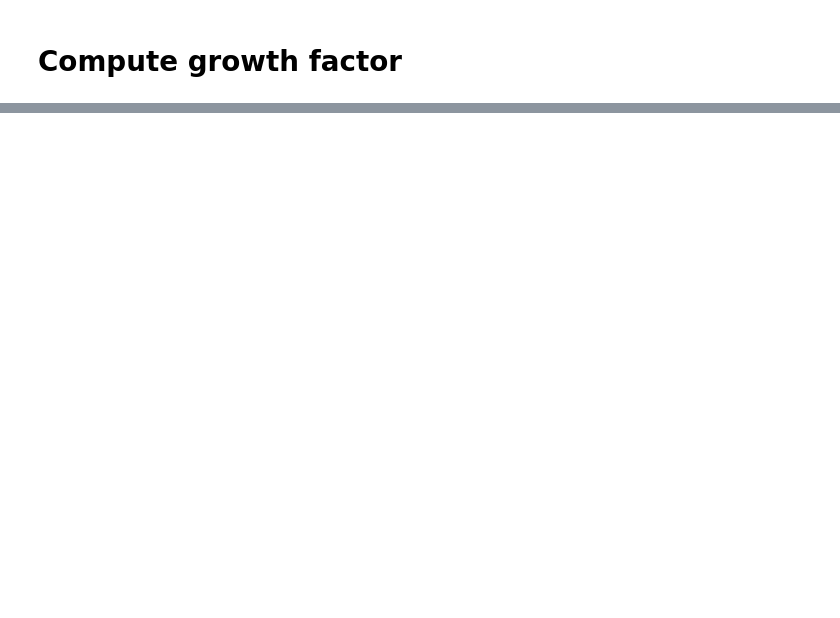
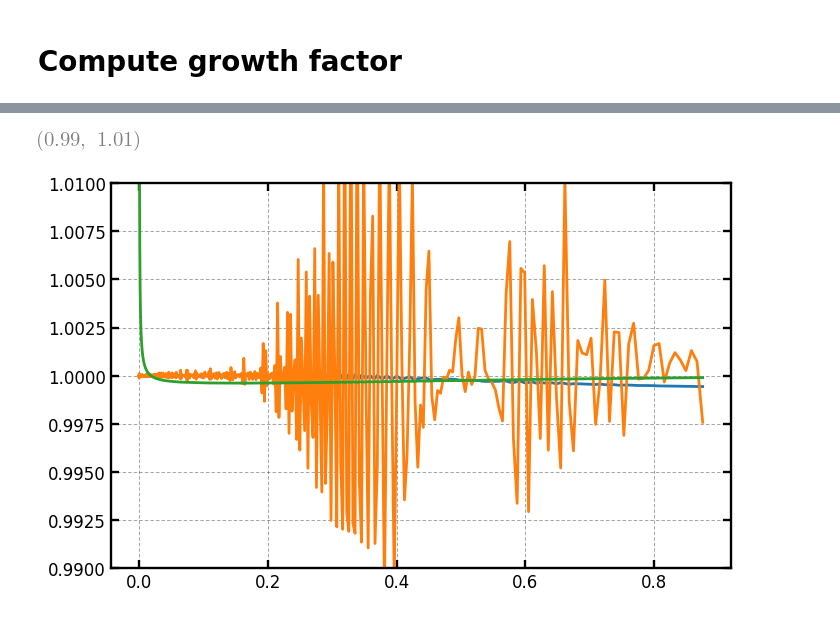
Before and after one commit to BartolomeoF/K-mouflage, a Jupyter notebook: Test.ipynb, the cells around one changed output, grey strips where cells are left out. Cells and saved outputs as stored; diff of their text form; code cells hidden in the pictures; blank space fills up the shorter version.

```diff
--- a/Test.ipynb
+++ b/Test.ipynb
@@ -71,0 +143,8 @@ plt.semilogx(a_E , dum_kmou.D_kmou_J.sol(a_J)[1]/dum_kmou.D_LCDM.sol(a_E)[1])
+# %%
+plt.plot(df_out['E_kmou']/df_old['E_J'].values)
+plt.plot(df_out['E_kmou_a']/df_old['dE_J_da'].values)
+plt.plot(df_out['phi']/df_old['phi_J'].values)
+plt.ylim(0.99,1.01)
+# %% [output]
+[figure, added]
+[figure, added]
```
Also changed, not shown: parts of 18 cells of this notebook.
